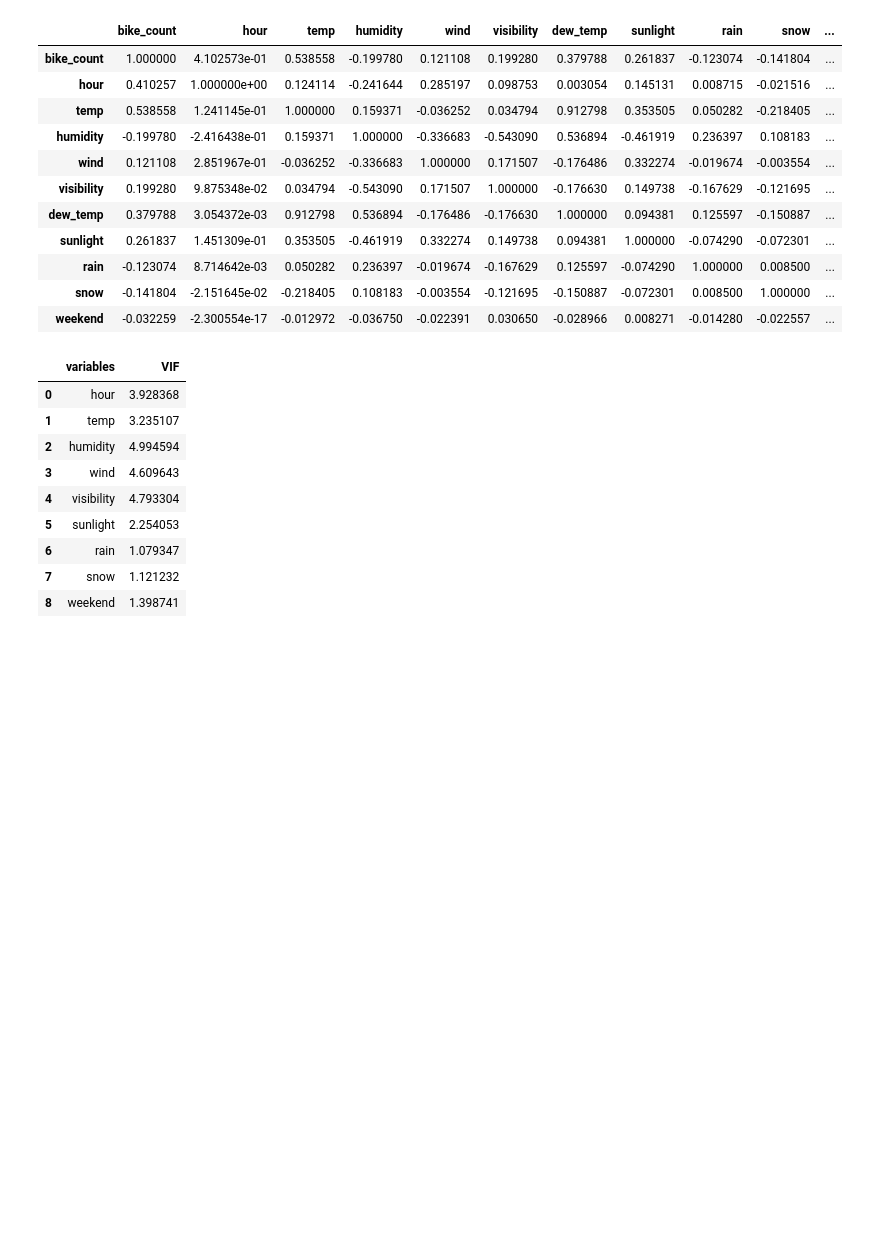
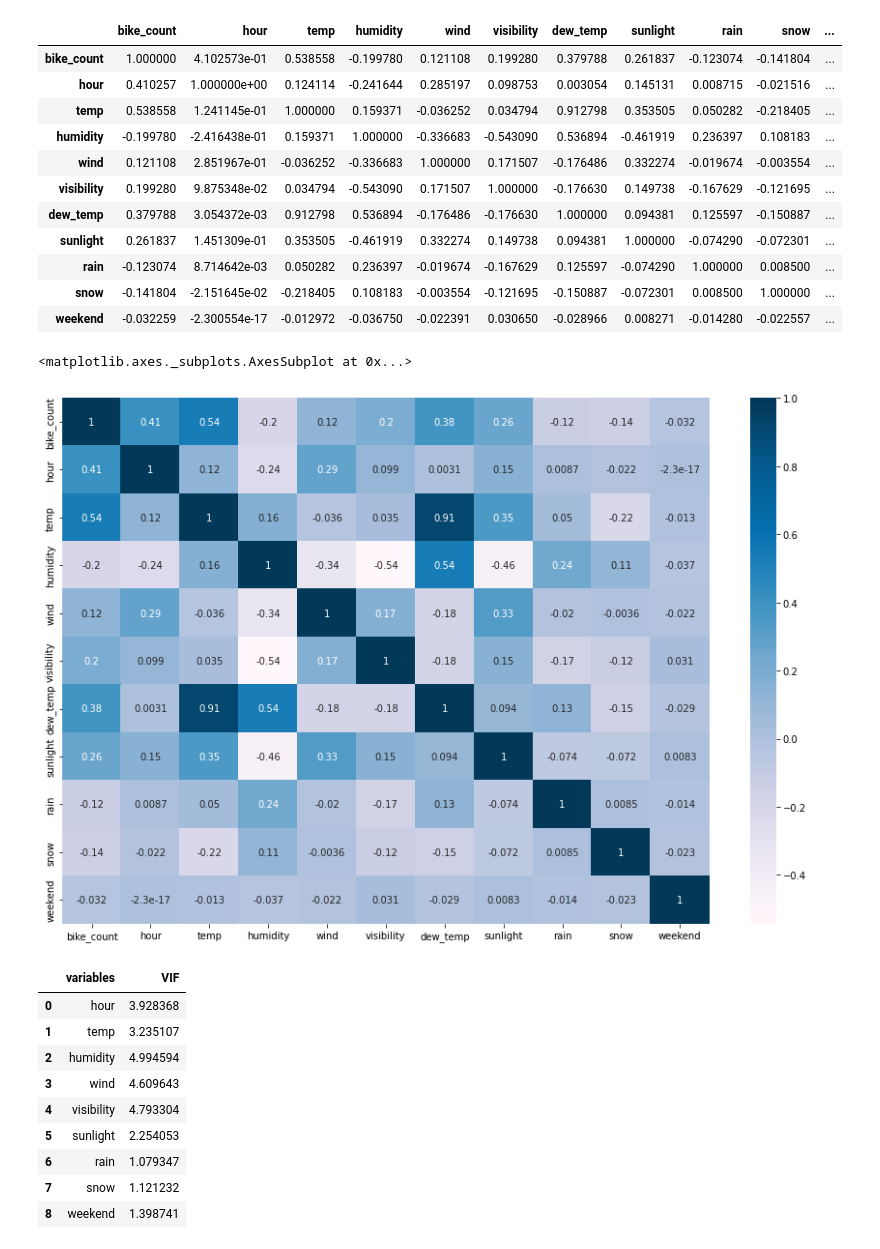
Before and after one commit to gkunal8019/Bike-Sharing-Demand-Prediction, a Jupyter notebook: Bike_Sharing_Demand_Prediction_Capstone_Project.ipynb, the cells around one changed output. Cells and saved outputs as stored; diff of their text form; code cells hidden in the pictures; blank space fills up the shorter version.

```diff
--- a/Bike_Sharing_Demand_Prediction_Capstone_Project.ipynb
+++ b/Bike_Sharing_Demand_Prediction_Capstone_Project.ipynb
@@ -279,6 +279,13 @@ df.corr()
 | rain | -0.123074 | 8.714642e-03 | 0.050282 | 0.236397 | -0.019674 | -0.167629 | 0.125597 | -0.074290 | 1.000000 | 0.008500 | ... |
 | snow | -0.141804 | -2.151645e-02 | -0.218405 | 0.108183 | -0.003554 | -0.121695 | -0.150887 | -0.072301 | 0.008500 | 1.000000 | ... |
 | weekend | -0.032259 | -2.300554e-17 | -0.012972 | -0.036750 | -0.022391 | 0.030650 | -0.028966 | 0.008271 | -0.014280 | -0.022557 | ... |
+# %%
+#checking correlation using heatmap
+plt.figure(figsize=(15,10))
+sns.heatmap(df.corr(),cmap='PuBu',annot=True)
+# %% [output]
+<matplotlib.axes._subplots.AxesSubplot at 0x...>
+[figure, added]
 # %%
 # Multicollinearity
 
```
Also changed, not shown: parts of 2 cells of this notebook, 2 other files.
